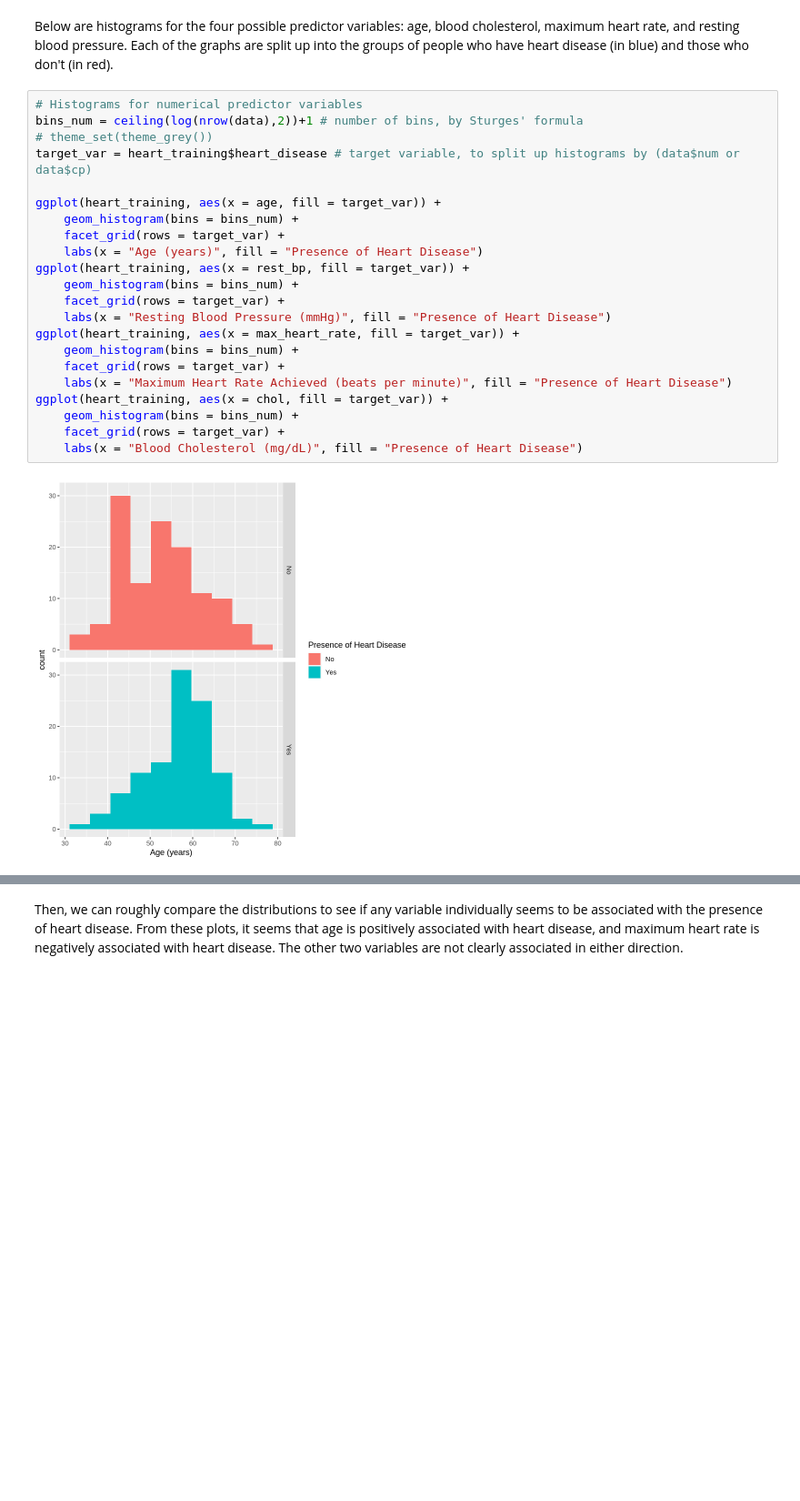
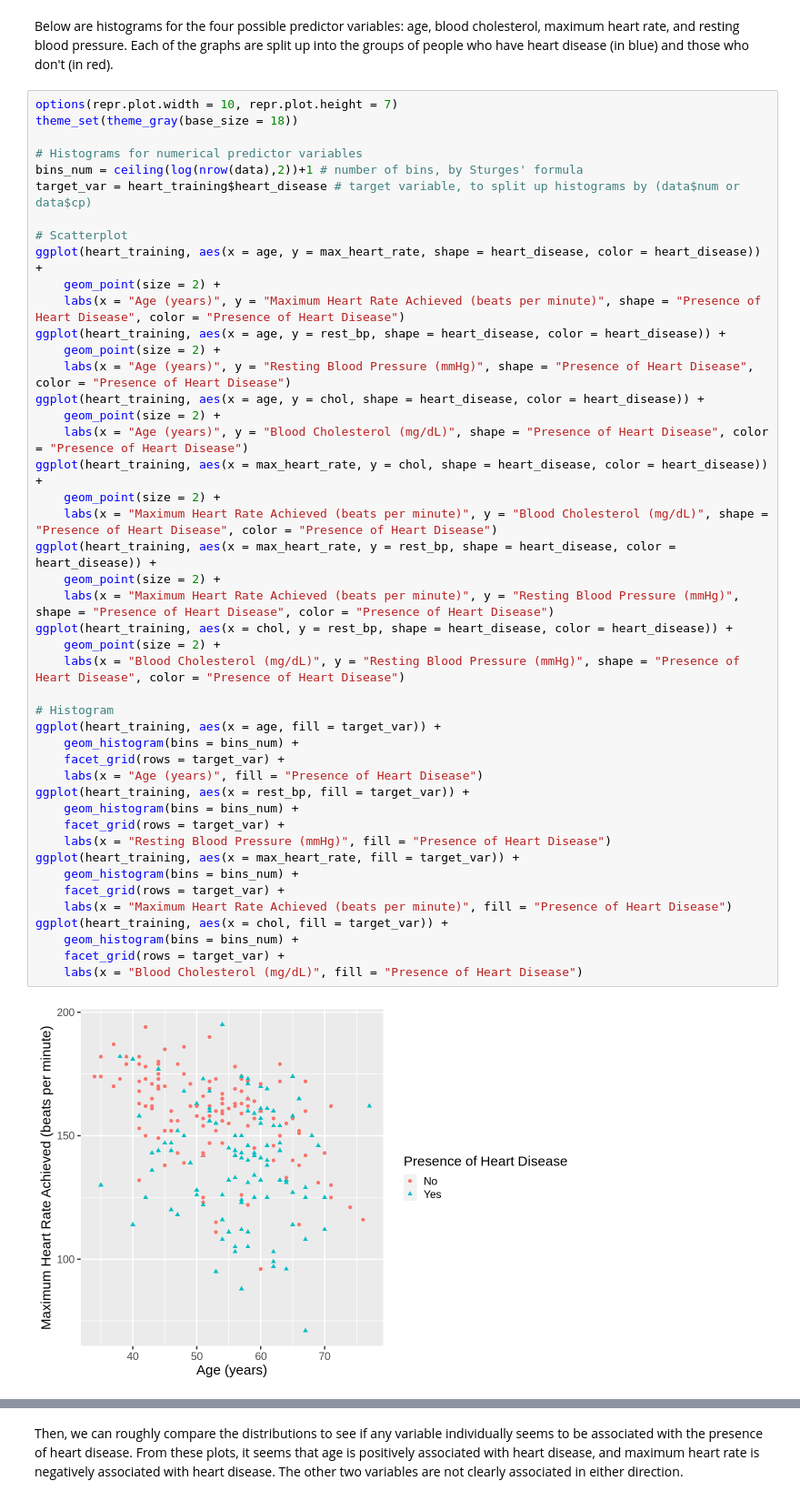
Before and after one commit to CameronGeisler/dsci-project, a Jupyter notebook: proposal.ipynb, the cells around one changed output, grey strips where cells are left out. Shown at 91% size. Drawn from its saved outputs; the diff is of its cells as text; blank space fills up the shorter version.

Commit message:
Added scatterplots to visualize the relationships between variables

```diff
--- a/proposal.ipynb
+++ b/proposal.ipynb
@@ -86,26 +68,49 @@ heart_testing = testing(heart_split)
 # %% [markdown]
 Below are histograms for the four possible predictor variables: age, blood cholesterol, maximum heart rate, and resting blood pressure. Each of the graphs are split up into the groups of people who have heart disease (in blue) and those who don't (in red).
 # %%
+options(repr.plot.width = 10, repr.plot.height = 7)
+theme_set(theme_gray(base_size = 18))
+
 # Histograms for numerical predictor variables
 bins_num = ceiling(log(nrow(data),2))+1 # number of bins, by Sturges' formula
-# theme_set(theme_grey())
 target_var = heart_training$heart_disease # target variable, to split up histograms by (data$num or data$cp)
 
+# Scatterplot
+ggplot(heart_training, aes(x = age, y = max_heart_rate, shape = heart_disease, color = heart_disease)) +
+    geom_point(size = 2) +
+    labs(x = "Age (years)", y = "Maximum Heart Rate Achieved (beats per minute)", shape = "Presence of Heart Disease", color = "Presence of Heart Disease")
+ggplot(heart_training, aes(x = age, y = rest_bp, shape = heart_disease, color = heart_disease)) +
+    geom_point(size = 2) +
+    labs(x = "Age (years)", y = "Resting Blood Pressure (mmHg)", shape = "Presence of Heart Disease", color = "Presence of Heart Disease")
+ggplot(heart_training, aes(x = age, y = chol, shape = heart_disease, color = heart_disease)) +
+    geom_point(size = 2) +
+    labs(x = "Age (years)", y = "Blood Cholesterol (mg/dL)", shape = "Presence of Heart Disease", color = "Presence of Heart Disease")
+ggplot(heart_training, aes(x = max_heart_rate, y = chol, shape = heart_disease, color = heart_disease)) +
+    geom_point(size = 2) +
+    labs(x = "Maximum Heart Rate Achieved (beats per minute)", y = "Blood Cholesterol (mg/dL)", shape = "Presence of Heart Disease", color = "Presence of Heart Disease")
+ggplot(heart_training, aes(x = max_heart_rate, y = rest_bp, shape = heart_disease, color = heart_disease)) +
+    geom_point(size = 2) +
+    labs(x = "Maximum Heart Rate Achieved (beats per minute)", y = "Resting Blood Pressure (mmHg)", shape = "Presence of Heart Disease", color = "Presence of Heart Disease")
+ggplot(heart_training, aes(x = chol, y = rest_bp, shape = heart_disease, color = heart_disease)) +
+    geom_point(size = 2) +
+    labs(x = "Blood Cholesterol (mg/dL)", y = "Resting Blood Pressure (mmHg)", shape = "Presence of Heart Disease", color = "Presence of Heart Disease")
+
+# Histogram
 ggplot(heart_training, aes(x = age, fill = target_var)) +
     geom_histogram(bins = bins_num) +
     facet_grid(rows = target_var) +
     labs(x = "Age (years)", fill = "Presence of Heart Disease")
 ggplot(heart_training, aes(x = rest_bp, fill = target_var)) +
     geom_histogram(bins = bins_num) +
     facet_grid(rows = target_var) +
     labs(x = "Resting Blood Pressure (mmHg)", fill = "Presence of Heart Disease")
 ggplot(heart_training, aes(x = max_heart_rate, fill = target_var)) +
     geom_histogram(bins = bins_num) +
     facet_grid(rows = target_var) +
     labs(x = "Maximum Heart Rate Achieved (beats per minute)", fill = "Presence of Heart Disease")
 ggplot(heart_training, aes(x = chol, fill = target_var)) +
     geom_histogram(bins = bins_num) +
     facet_grid(rows = target_var) +
     labs(x = "Blood Cholesterol (mg/dL)", fill = "Presence of Heart Disease")
 # %% [output]
-[figure, old version]
+[figure, new version]
```
Also changed, not shown: parts of 3 cells of this notebook.
